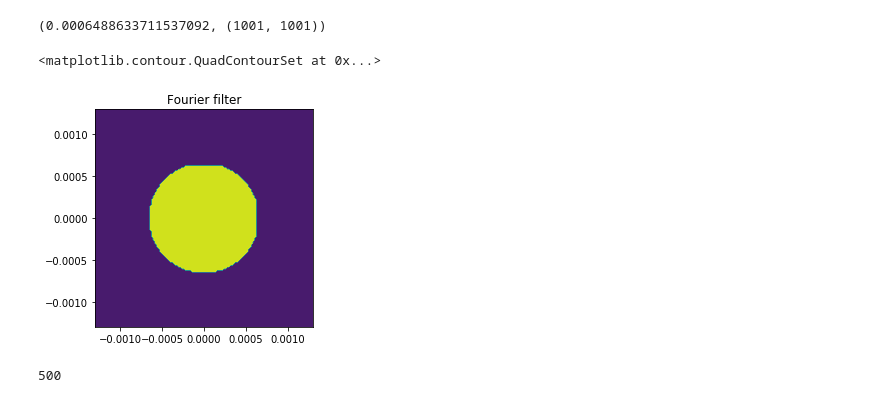
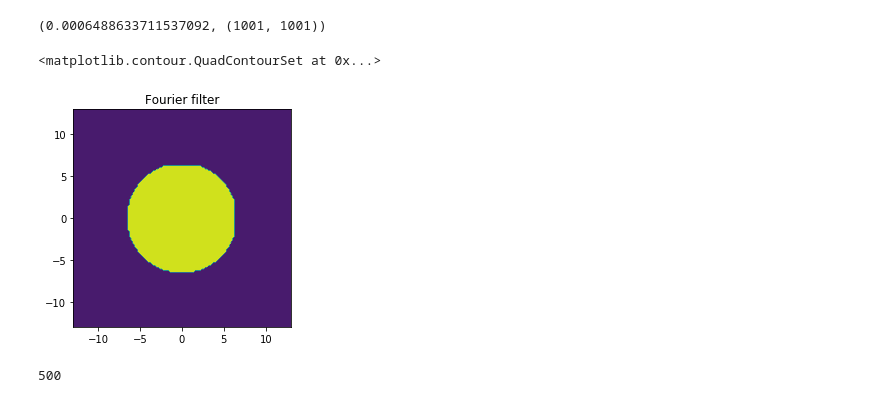
Before and after one commit to prhuft/fourier-optics, a Jupyter notebook: fft_optics.ipynb, the cells around one changed output. Cells and saved outputs as stored; diff of their text form; code cells hidden in the pictures.

```diff
--- a/fft_optics.ipynb
+++ b/fft_optics.ipynb
@@ -144,12 +142,12 @@ b, rr.shape
 fourier_mask = circ_mask(rr, b)
 # %%
 plt.close()
-fig,ax = figax(roi=2*b)
+fig,ax = figax(roi=2*b/a)
 ax.set_title('Fourier filter')
-ax.contourf(x1pts,x1pts,fourier_mask)
+ax.contourf(x1pts/a,x1pts/a,fourier_mask)
 # %% [output]
 <matplotlib.contour.QuadContourSet at 0x...>
-[figure, old version]
+[figure, new version]
 # %%
 midpt
 # %% [output]
```
Also changed, not shown: parts of 13 cells of this notebook, 4 other files.
